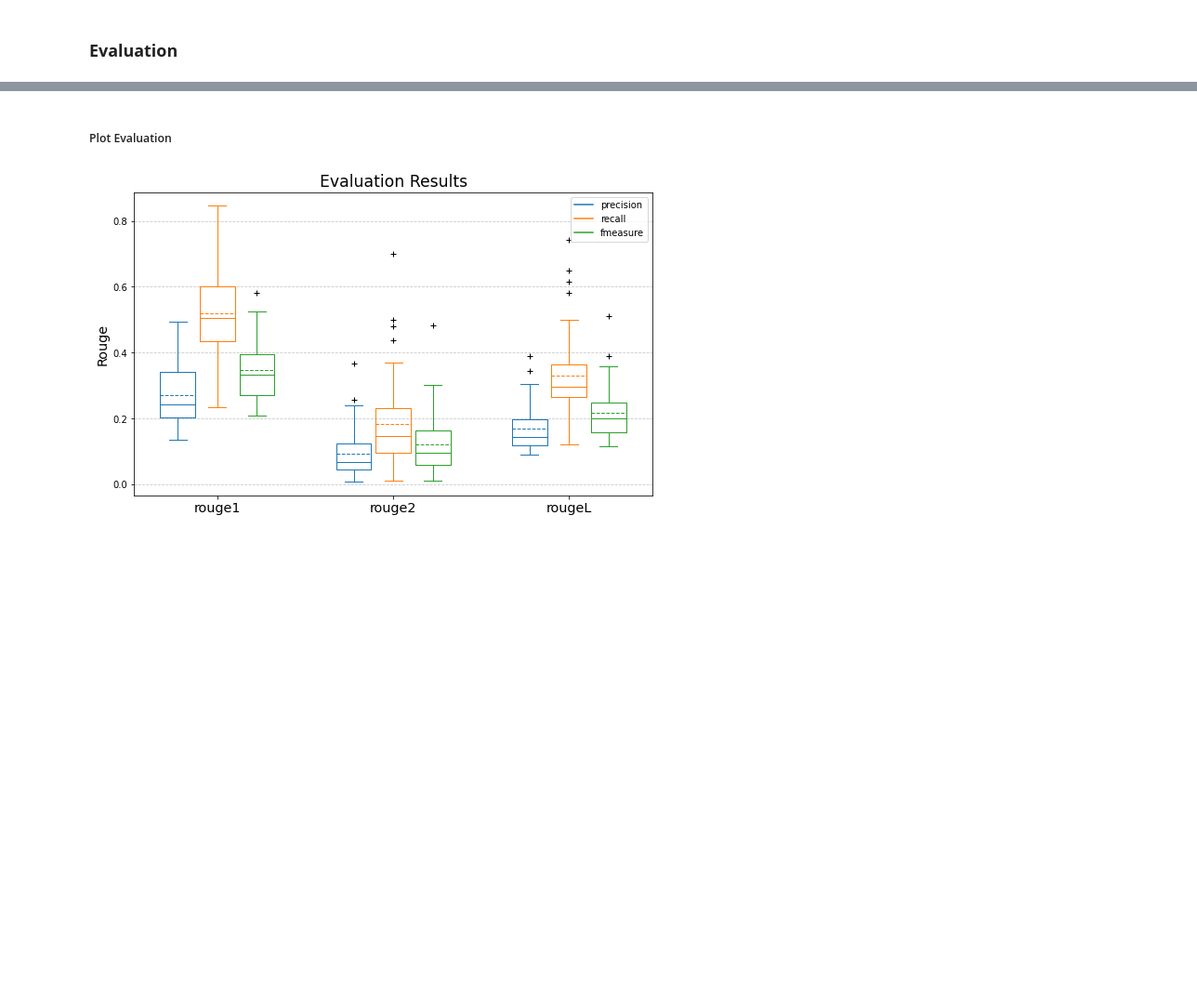
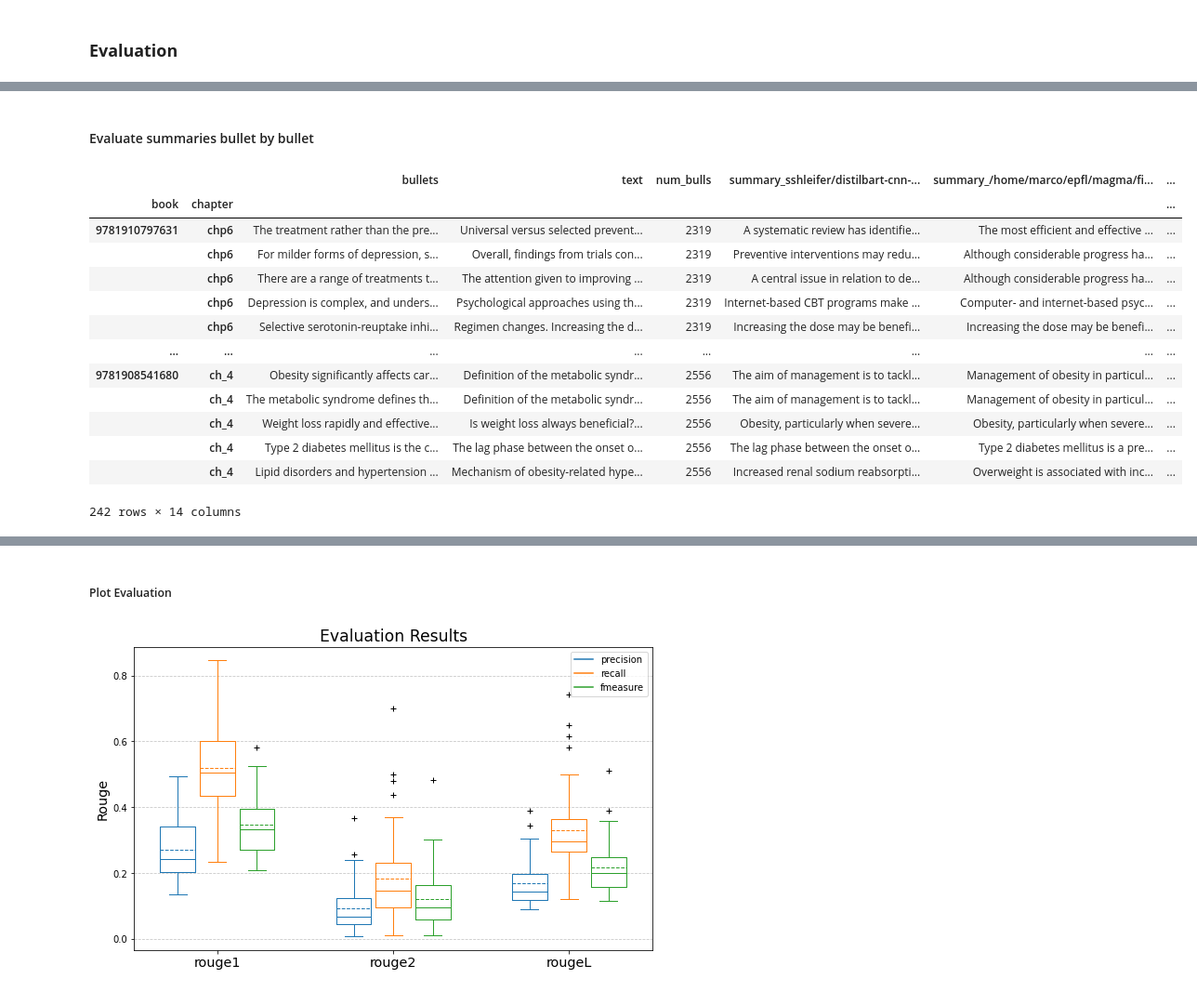
Before and after one commit to marcoabrate/transformers_magma_learning, a Jupyter notebook: summarization/assign_bullets_para.ipynb, the cells around one changed output, grey strips where cells are left out. Shown at 93% size. Saved outputs shown, nothing was run; the diff lists cells and outputs as text; code cells hidden in the pictures; blank space fills up the shorter version.

```diff
--- a/summarization/assign_bullets_para.ipynb
+++ b/summarization/assign_bullets_para.ipynb
@@ -393,0 +429,40 @@ evaluate_model(df_test, magma_dir+'fine-tuning/sshleifer?distilbart-cnn-12-6_kar
+# %% [markdown]
+#### Evaluate summaries bullet by bullet
+# %%
+def evaluate_model_bullet_by_bullet(df, model_name_or_path):
+    df_eval = df.copy()
+
+    rouge_res =\
+        df_eval[['bullets', 'summary_'+model_name_or_path]]\
+        .apply(lambda row:
+        metric.compute(
+            predictions = [row[1]],
+            references = [row[0]],
+            rouge_types = config.ROUGE_TYPES,
+            use_agregator = False), axis=1)
+
+    for r in config.ROUGE_TYPES:
+        for i, prf in enumerate(['precision', 'recall', 'fmeasure']):
+            df_eval[r+'_'+prf+'_'+model_name_or_path] =\
+                rouge_res.map(lambda score: score[r][0][i])
+
+    df_eval.to_csv(OUTPUT_PATH+model_name_or_path.replace('/', '?')+'_bullet_by_bullet.csv')
+
+    return df_eval
+# %%
+evaluate_model_bullet_by_bullet(df_test, 'sshleifer/distilbart-cnn-12-6')
+# %% [output]
+|  |  | bullets | text | num_bulls | summary_sshleifer/distilbart-cnn-... | summary_/home/marco/epfl/magma/fi... | ... |
+| book | chapter |  |  |  |  |  | ... |
+| 9781910797631 | chp6 | The treatment rather than the pre... | Universal versus selected prevent... | 2319 | A systematic review has identifie... | The most efficient and effective ... | ... |
+|  | chp6 | For milder forms of depression, s... | Overall, findings from trials con... | 2319 | Preventive interventions may redu... | Although considerable progress ha... | ... |
+|  | chp6 | There are a range of treatments t... | The attention given to improving ... | 2319 | A central issue in relation to de... | Although considerable progress ha... | ... |
+|  | chp6 | Depression is complex, and unders... | Psychological approaches using th... | 2319 | Internet-based CBT programs make ... | Computer- and internet-based psyc... | ... |
+|  | chp6 | Selective serotonin-reuptake inhi... | Regimen changes. Increasing the d... | 2319 | Increasing the dose may be benefi... | Increasing the dose may be benefi... | ... |
+| ... | ... | ... | ... | ... | ... | ... | ... |
+| 9781908541680 | ch_4 | Obesity significantly affects car... | Definition of the metabolic syndr... | 2556 | The aim of management is to tackl... | Management of obesity in particul... | ... |
+|  | ch_4 | The metabolic syndrome defines th... | Definition of the metabolic syndr... | 2556 | The aim of management is to tackl... | Management of obesity in particul... | ... |
+|  | ch_4 | Weight loss rapidly and effective... | Is weight loss always beneficial?... | 2556 | Obesity, particularly when severe... | Obesity, particularly when severe... | ... |
+|  | ch_4 | Type 2 diabetes mellitus is the c... | The lag phase between the onset o... | 2556 | The lag phase between the onset o... | Type 2 diabetes mellitus is a pre... | ... |
+|  | ch_4 | Lipid disorders and hypertension ... | Mechanism of obesity-related hype... | 2556 | Increased renal sodium reabsorpti... | Overweight is associated with inc... | ... |
+242 rows × 14 columns
```
Also changed, not shown: parts of 10 cells of this notebook, 6 other files.
